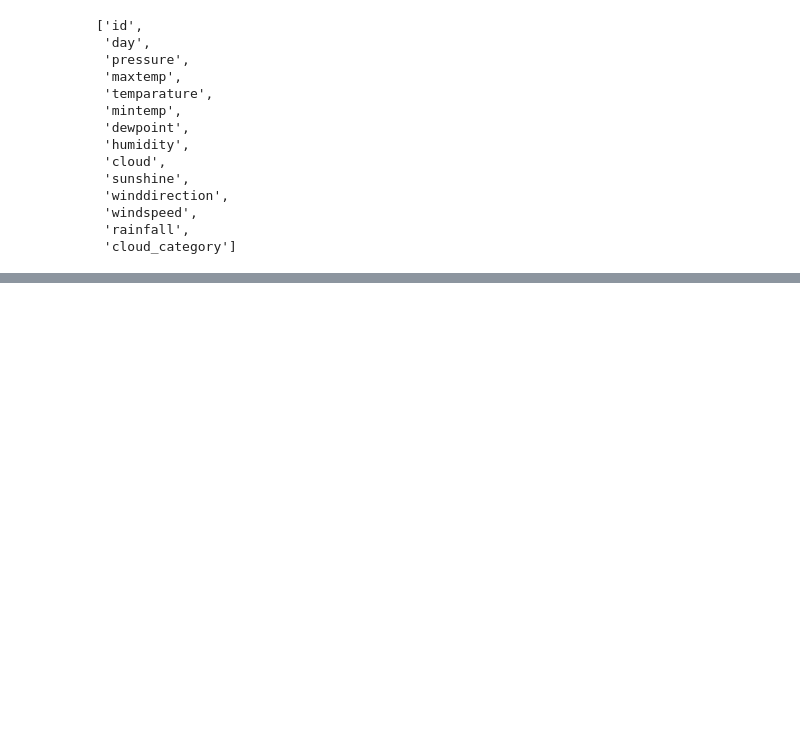
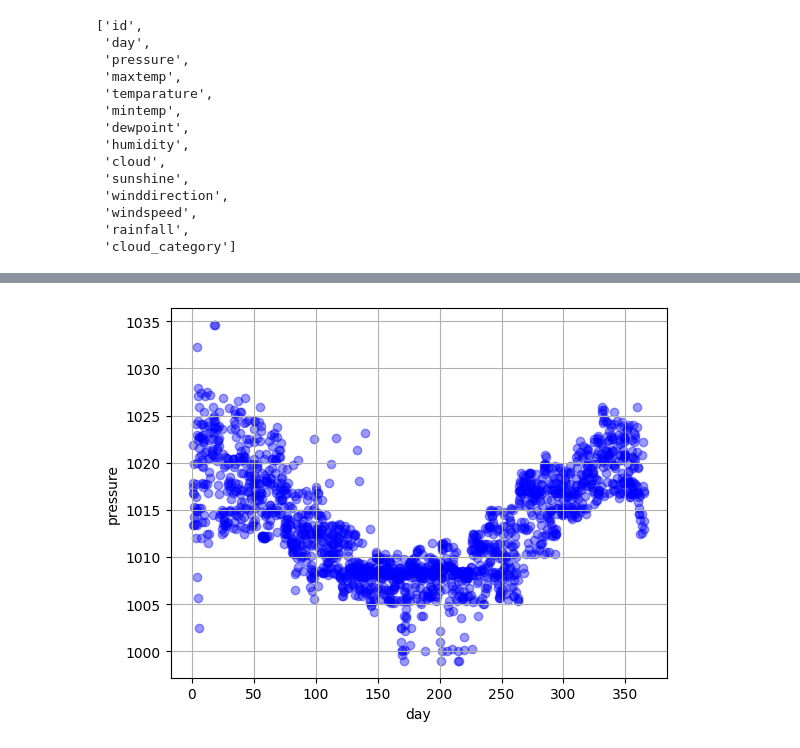
Before and after one commit to Ashmit-1/rainfall_prdiction, a Jupyter notebook: rainfall_prediction.ipynb, the cells around one changed output, grey strips where cells are left out. Cells and saved outputs as stored; diff of their text form; code cells hidden in the pictures; blank space fills up the shorter version.

```diff
--- a/rainfall_prediction.ipynb
+++ b/rainfall_prediction.ipynb
@@ -155,0 +174,4 @@ X_train
+# %%
+show_scatter("day", "pressure", c='b', alpha=0.4)
+# %% [output]
+[figure, added]
```
Also changed, not shown: parts of 5 cells of this notebook.
